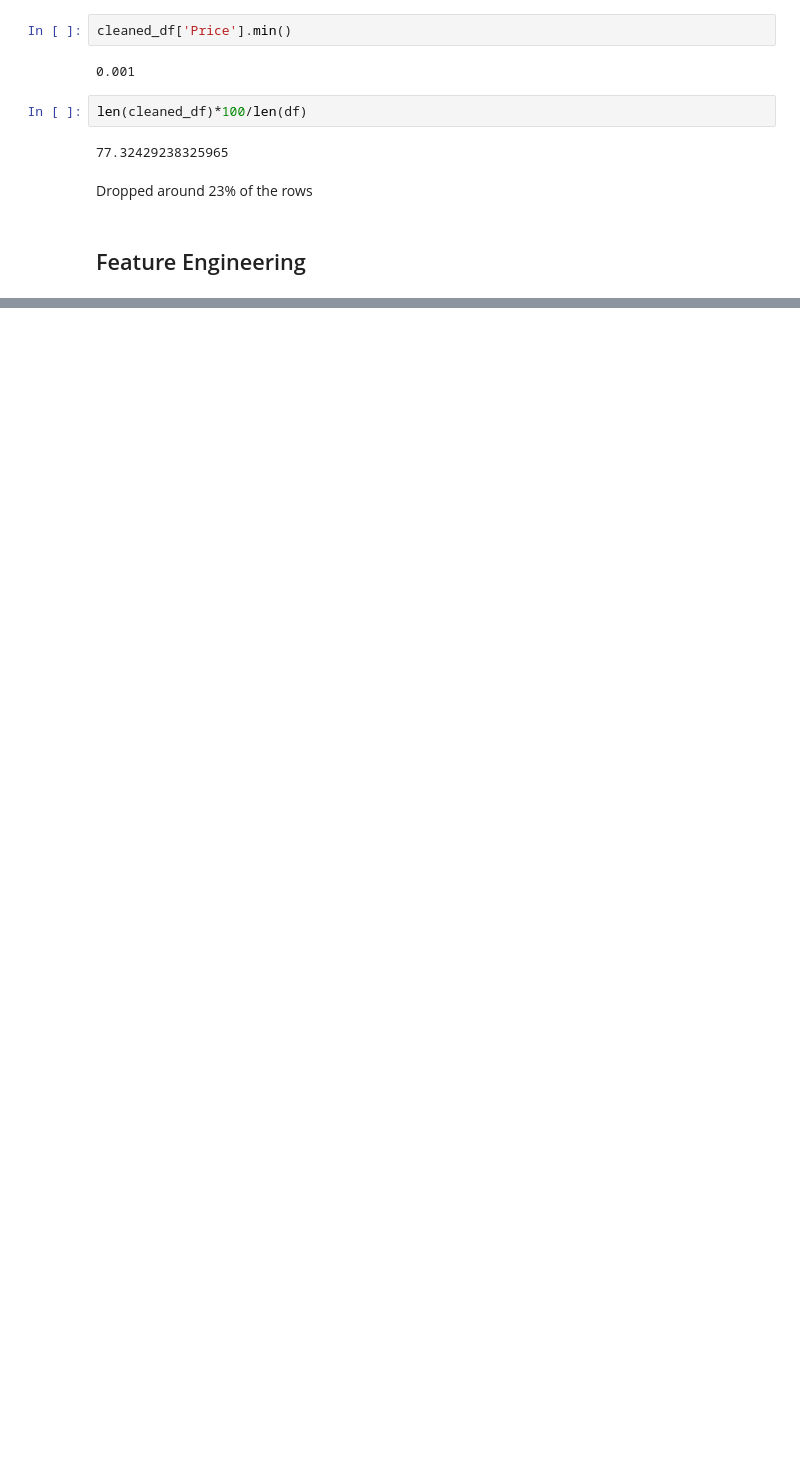
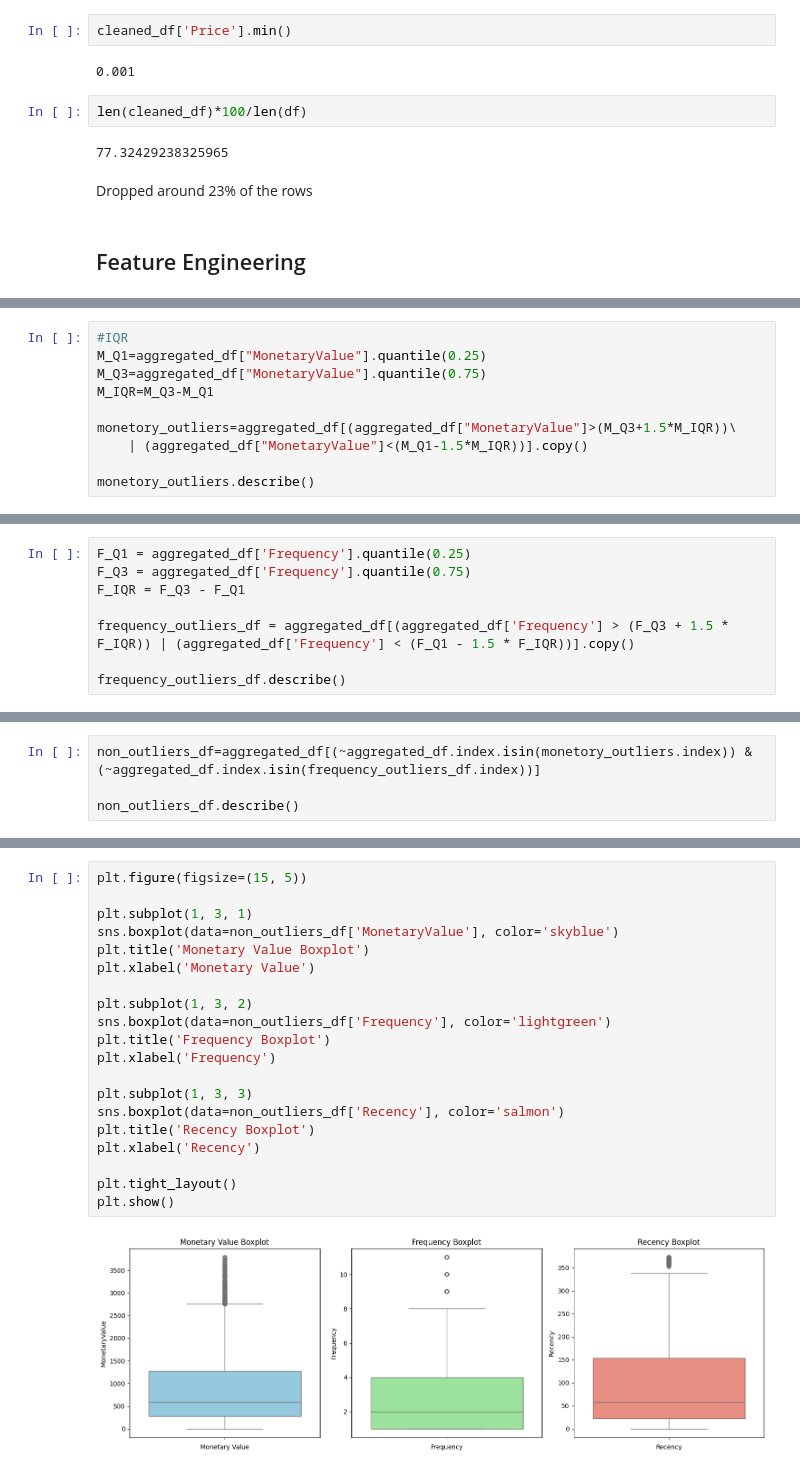
Before and after one commit to AvirukthGT/OnlineSalesAnalytics, a Jupyter notebook: Retail_data_clustering.ipynb, the cells around one changed output, grey strips where cells are left out. Cells and saved outputs as stored; diff of their text form; blank space fills up the shorter version.

```diff
--- a/Retail_data_clustering.ipynb
+++ b/Retail_data_clustering.ipynb
@@ -267,0 +365,10 @@ Dropped around 23% of the rows
+# %%
+#IQR
+M_Q1=aggregated_df["MonetaryValue"].quantile(0.25)
+M_Q3=aggregated_df["MonetaryValue"].quantile(0.75)
+M_IQR=M_Q3-M_Q1
+
+monetory_outliers=aggregated_df[(aggregated_df["MonetaryValue"]>(M_Q3+1.5*M_IQR))\
+    | (aggregated_df["MonetaryValue"]<(M_Q1-1.5*M_IQR))].copy()
+
+monetory_outliers.describe()
@@ -267,0 +385,8 @@ Dropped around 23% of the rows
+# %%
+F_Q1 = aggregated_df['Frequency'].quantile(0.25)
+F_Q3 = aggregated_df['Frequency'].quantile(0.75)
+F_IQR = F_Q3 - F_Q1
+
+frequency_outliers_df = aggregated_df[(aggregated_df['Frequency'] > (F_Q3 + 1.5 * F_IQR)) | (aggregated_df['Frequency'] < (F_Q1 - 1.5 * F_IQR))].copy()
+
+frequency_outliers_df.describe()
@@ -267,0 +403,4 @@ Dropped around 23% of the rows
+# %%
+non_outliers_df=aggregated_df[(~aggregated_df.index.isin(monetory_outliers.index)) & (~aggregated_df.index.isin(frequency_outliers_df.index))]
+
+non_outliers_df.describe()
@@ -267,0 +417,22 @@ Dropped around 23% of the rows
+# %%
+plt.figure(figsize=(15, 5))
+
+plt.subplot(1, 3, 1)
+sns.boxplot(data=non_outliers_df['MonetaryValue'], color='skyblue')
+plt.title('Monetary Value Boxplot')
+plt.xlabel('Monetary Value')
+
+plt.subplot(1, 3, 2)
+sns.boxplot(data=non_outliers_df['Frequency'], color='lightgreen')
+plt.title('Frequency Boxplot')
+plt.xlabel('Frequency')
+
+plt.subplot(1, 3, 3)
+sns.boxplot(data=non_outliers_df['Recency'], color='salmon')
+plt.title('Recency Boxplot')
+plt.xlabel('Recency')
+
+plt.tight_layout()
+plt.show()
+# %% [output]
+[figure, added]
```
Also changed, not shown: parts of 12 cells of this notebook.
